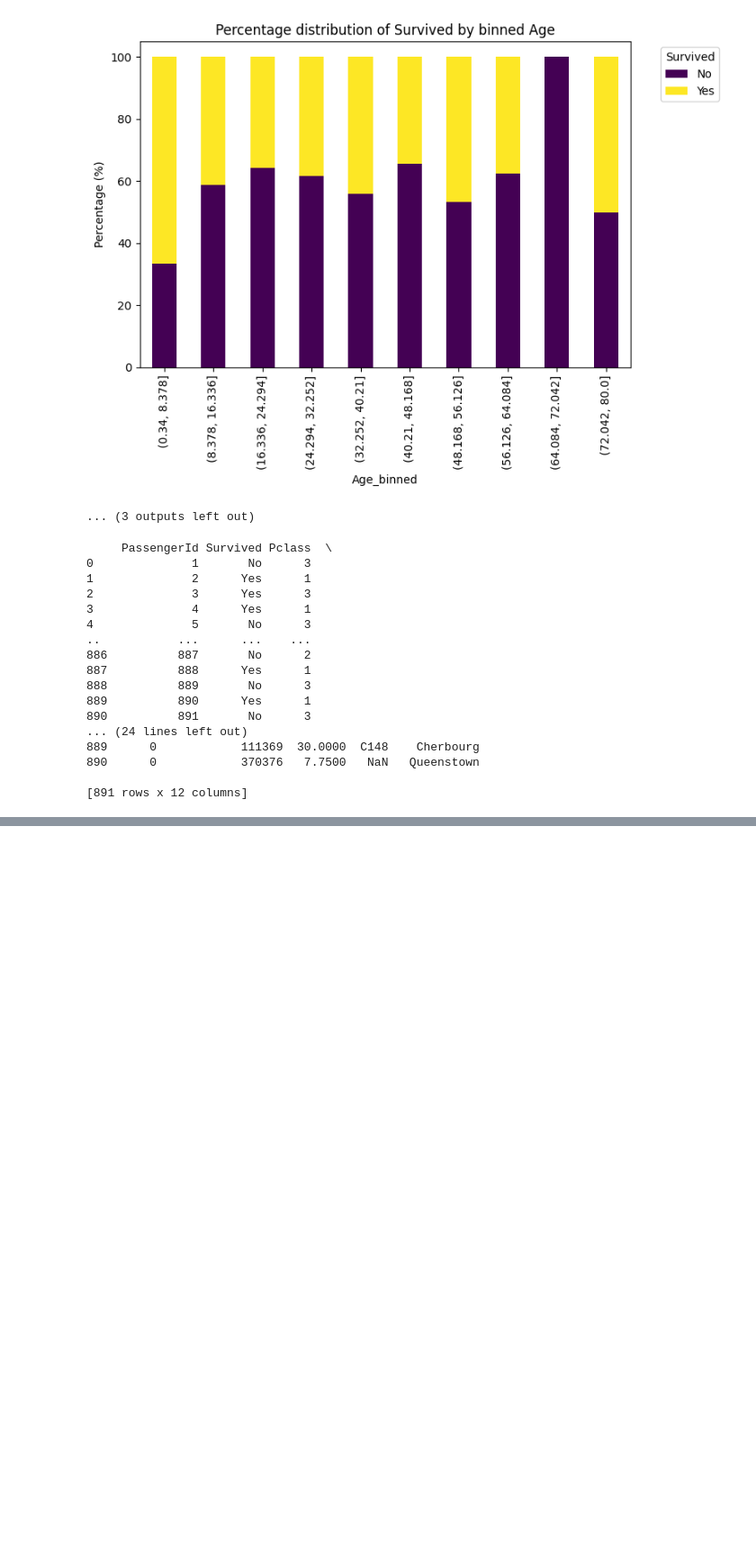
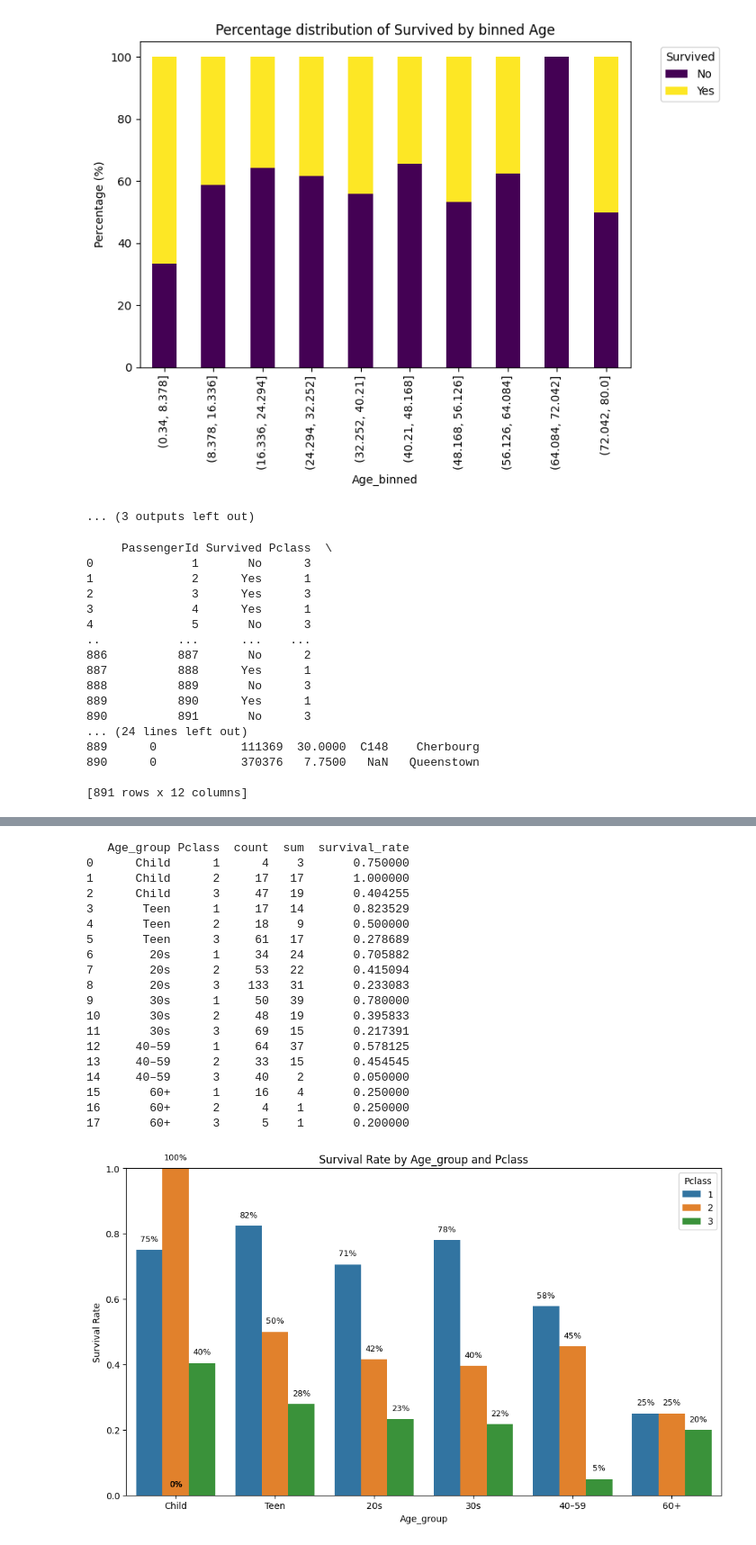
Before and after one commit to zalesol265/titanic-survival-prediction, a Jupyter notebook: notebooks/titanic_exploration.ipynb, the cells around one changed output, grey strips where cells are left out. Shown at 90% size. Drawn from its saved outputs; the diff is of its cells as text; code cells hidden in the pictures; blank space fills up the shorter version.

```diff
--- a/notebooks/titanic_exploration.ipynb
+++ b/notebooks/titanic_exploration.ipynb
@@ -206,0 +177,23 @@ Fare_binned
+# %%
+survival_rate_by_groups(df, group_cols=['Age_group', 'Pclass'])
+# %% [output]
+   Age_group Pclass  count  sum  survival_rate
+0      Child      1      4    3       0.750000
+1      Child      2     17   17       1.000000
+2      Child      3     47   19       0.404255
+3       Teen      1     17   14       0.823529
+4       Teen      2     18    9       0.500000
+5       Teen      3     61   17       0.278689
+6        20s      1     34   24       0.705882
+7        20s      2     53   22       0.415094
+8        20s      3    133   31       0.233083
+9        30s      1     50   39       0.780000
+10       30s      2     48   19       0.395833
+11       30s      3     69   15       0.217391
+12     40–59      1     64   37       0.578125
+13     40–59      2     33   15       0.454545
+14     40–59      3     40    2       0.050000
+15       60+      1     16    4       0.250000
+16       60+      2      4    1       0.250000
+17       60+      3      5    1       0.200000
+[figure, added]
```
Also changed, not shown: parts of 9 cells of this notebook, 1 other file.
